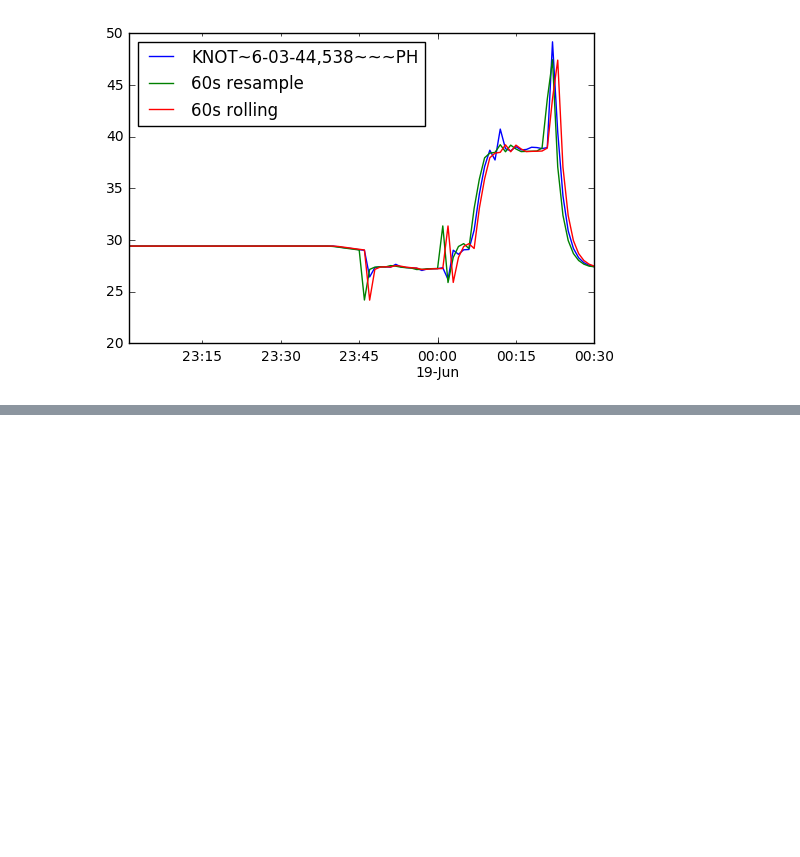
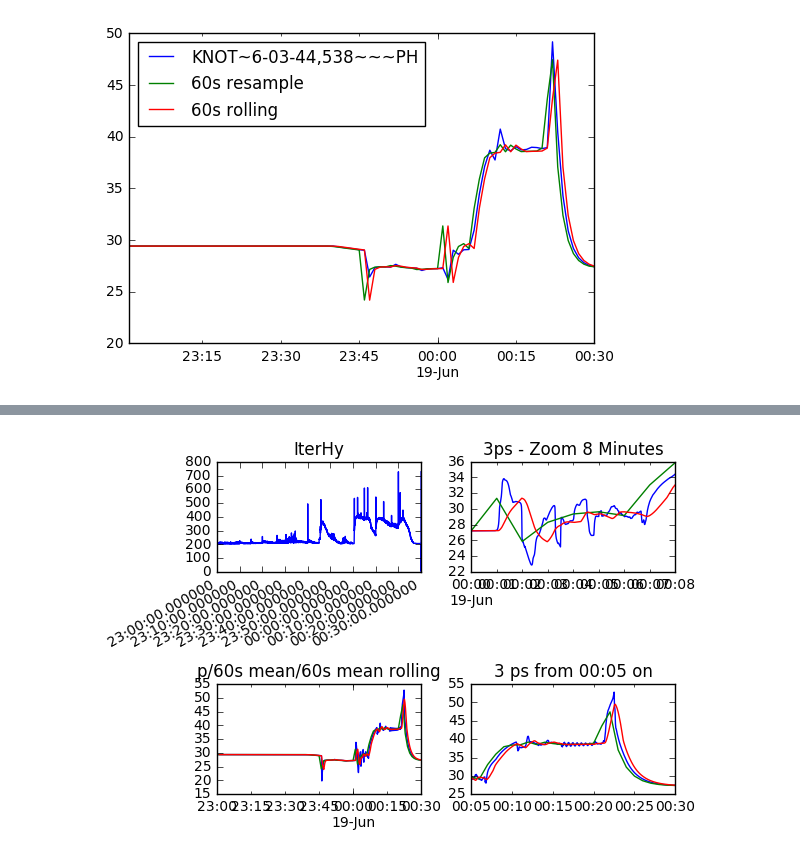
Before and after one commit to aw3s/PT3S, a Jupyter notebook: nb/MxWithPandas.ipynb, the cells around one changed output, grey strips where cells are left out. Drawn from its saved outputs; the diff is of its cells as text; code cells hidden in the pictures; blank space fills up the shorter version.

```diff
--- a/nb/MxWithPandas.ipynb
+++ b/nb/MxWithPandas.ipynb
@@ -166,0 +176,29 @@ df3.ffill().plot()
+# %%
+plt.figure(1)
+
+plt.subplot(221)
+plt.title('IterHy')
+df.iloc[:,17].plot()
+
+plt.subplot(223)
+plt.title('p/60s mean/60s mean rolling')
+ts.plot()
+ts60.plot()
+ts60r.plot()
+
+plt.subplot(222)
+plt.title('3ps - Zoom 8 Minutes')
+ts.between_time(start_time=start.time(), end_time=end.time()).plot()
+ts60.between_time(start_time=start.time(), end_time=end.time()).plot()
+ts60r.between_time(start_time=start.time(), end_time=end.time()).plot()
+
+plt.subplot(224)
+plt.title('3 ps from 00:05 on')
+ts[pd.datetime(2017,6,19,0,5):].plot()
+ts60[pd.datetime(2017,6,19,0,5):].plot()
+ts60r[pd.datetime(2017,6,19,0,5):].plot()
+plt.tight_layout(pad=0.4, w_pad=0.5, h_pad=1.0) #plt.subplots_adjust(top=0.92, ...)
+
+plt.show()
+# %% [output]
+[figure, added]
```
Also changed, not shown: parts of 7 cells of this notebook, 1 other file.
